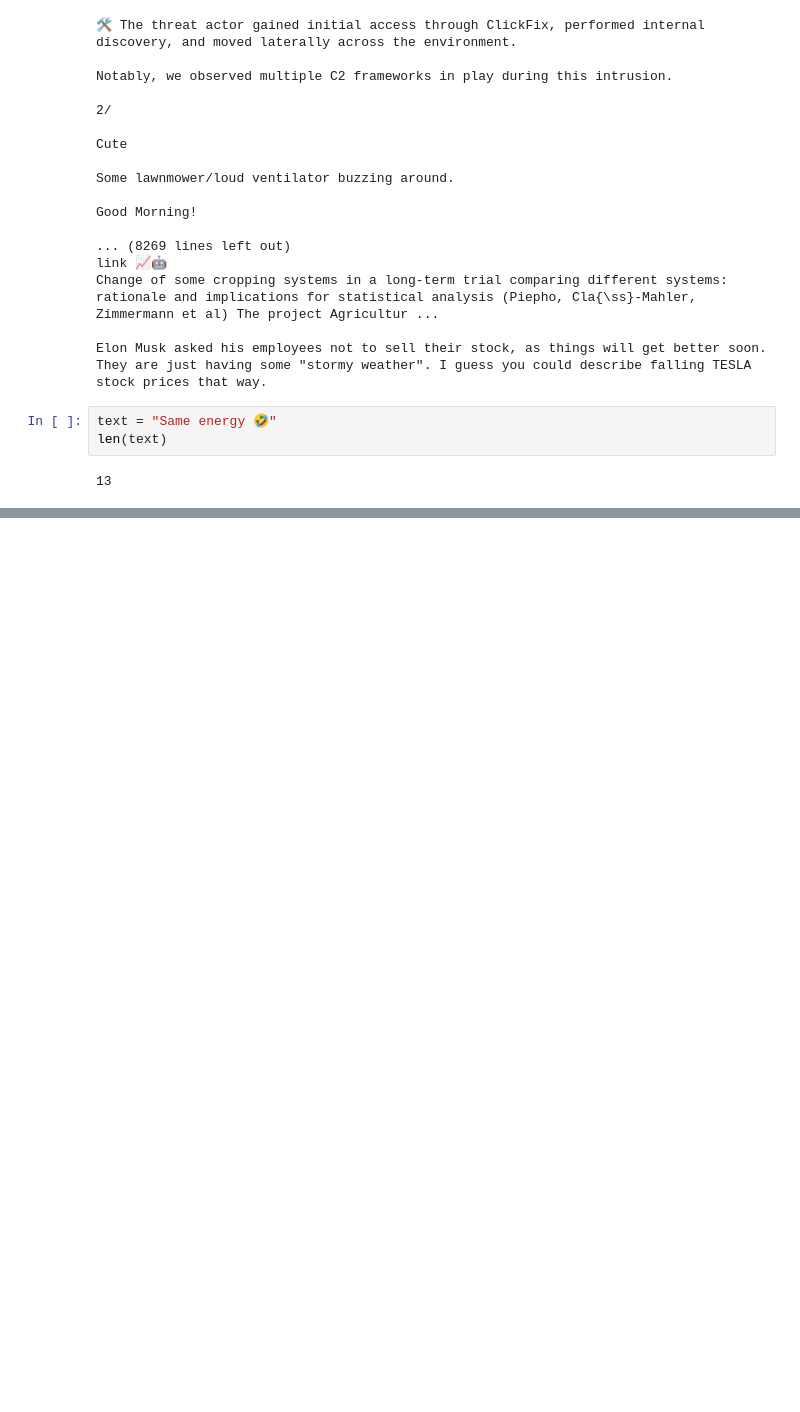
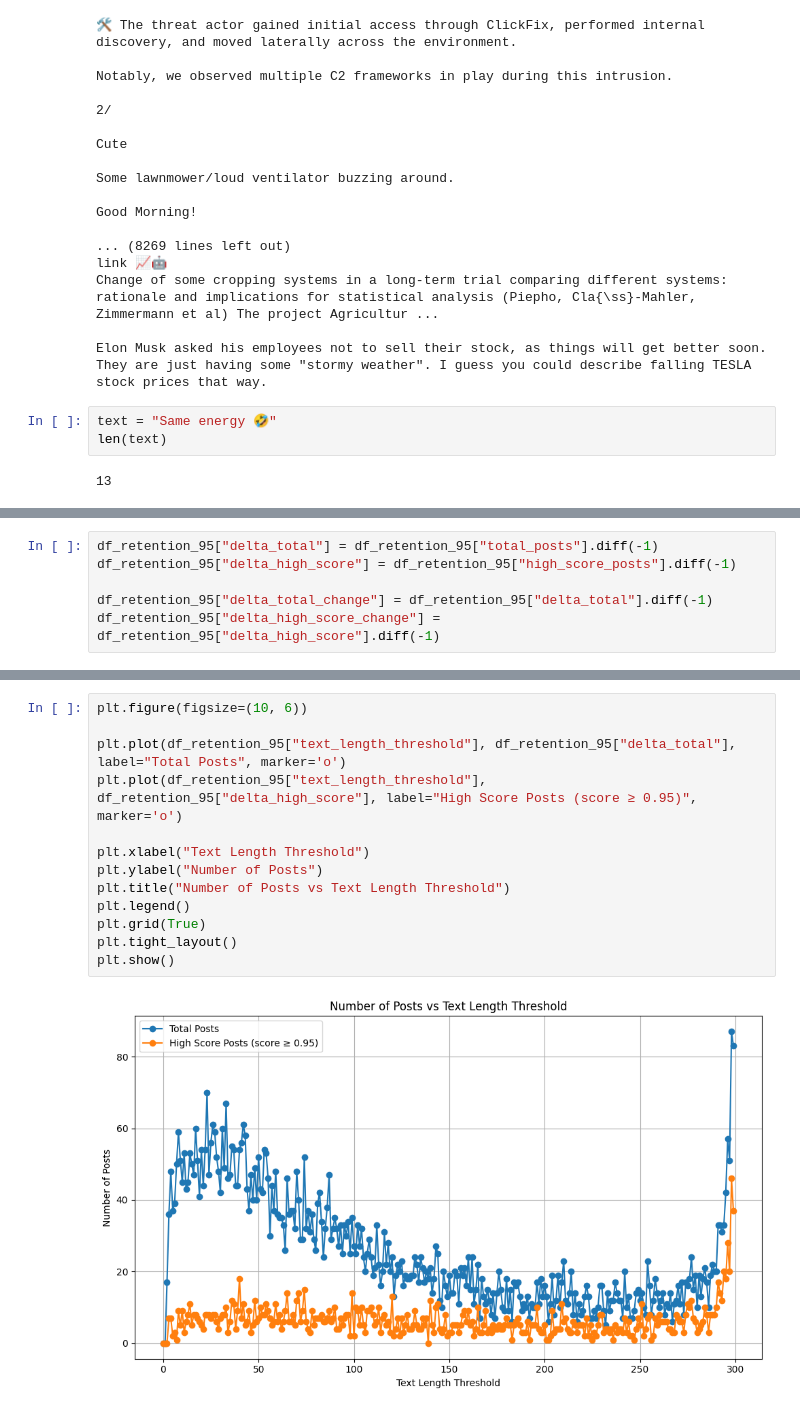
Before and after one commit to TobiasMichelsen/Climate-Discourse-on-Bluesky---Bachelor-Project, a Jupyter notebook: EDA/model_output_EDA.ipynb, the cells around one changed output, grey strips where cells are left out. Saved outputs shown, nothing was run; the diff lists cells and outputs as text; blank space fills up the shorter version.

```diff
--- a/EDA/model_output_EDA.ipynb
+++ b/EDA/model_output_EDA.ipynb
@@ -360,0 +715,6 @@ len(text)
+# %%
+df_retention_95["delta_total"] = df_retention_95["total_posts"].diff(-1)
+df_retention_95["delta_high_score"] = df_retention_95["high_score_posts"].diff(-1)
+
+df_retention_95["delta_total_change"] = df_retention_95["delta_total"].diff(-1)
+df_retention_95["delta_high_score_change"] = df_retention_95["delta_high_score"].diff(-1)
@@ -360,0 +750,15 @@ len(text)
+# %%
+plt.figure(figsize=(10, 6))
+
+plt.plot(df_retention_95["text_length_threshold"], df_retention_95["delta_total"], label="Total Posts", marker='o')
+plt.plot(df_retention_95["text_length_threshold"], df_retention_95["delta_high_score"], label="High Score Posts (score ≥ 0.95)", marker='o')
+
+plt.xlabel("Text Length Threshold")
+plt.ylabel("Number of Posts")
+plt.title("Number of Posts vs Text Length Threshold")
+plt.legend()
+plt.grid(True)
+plt.tight_layout()
+plt.show()
+# %% [output]
+[figure, added]
```
Also changed, not shown: parts of 31 cells of this notebook, 10 other files.
